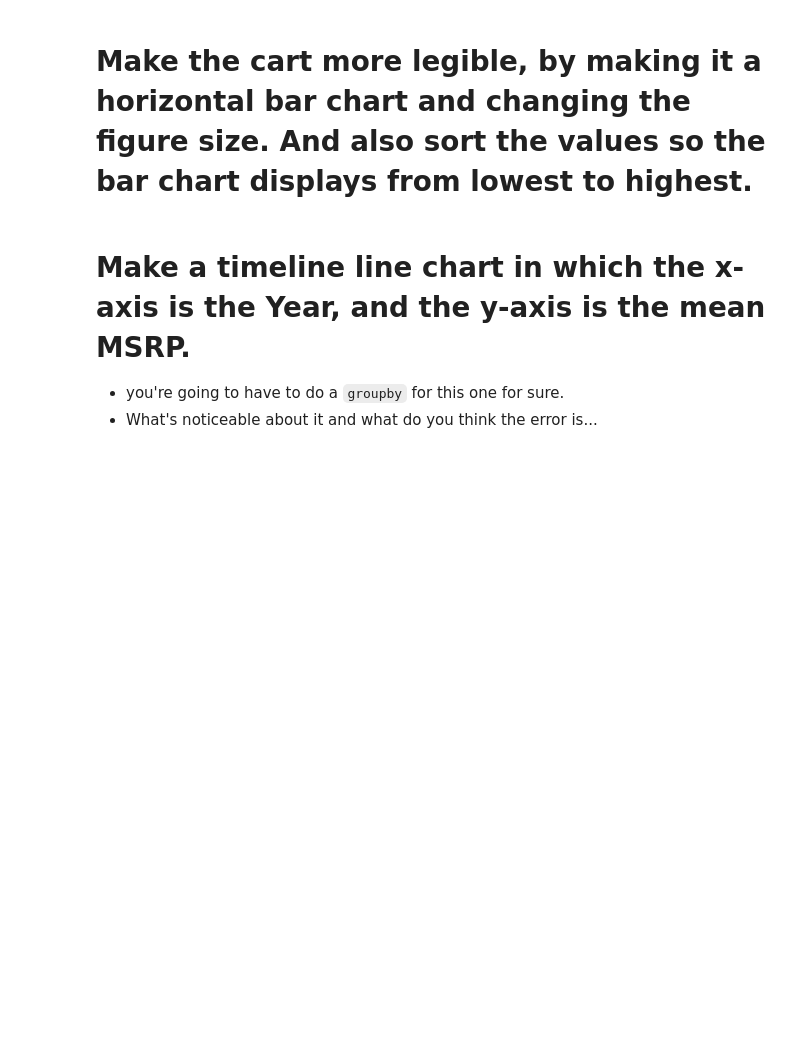
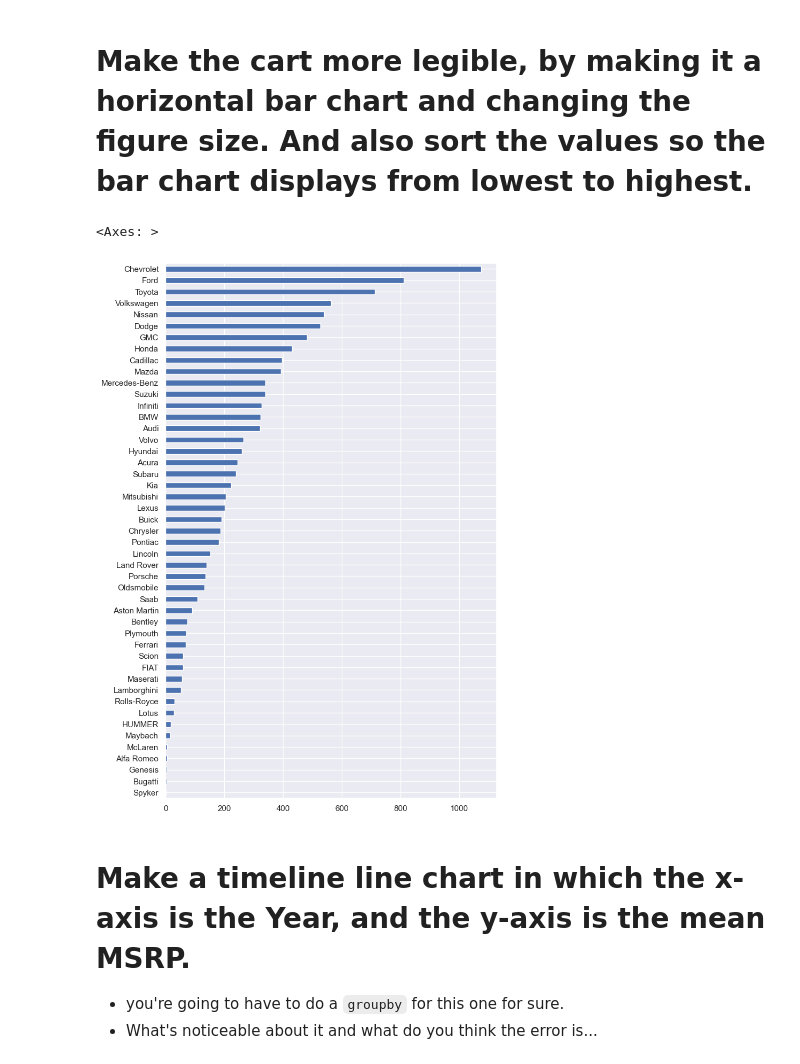
Before and after one commit to syi7190/my-fork-2023-fall-data-science-fridays, a Jupyter notebook: Week-02-Data-Viz-EDA/Exercise-SHY.ipynb, the cells around one changed output. Drawn from its saved outputs; the diff is of its cells as text; code cells hidden in the pictures; blank space fills up the shorter version.

```diff
--- a/Week-02-Data-Viz-EDA/Exercise-SHY.ipynb
+++ b/Week-02-Data-Viz-EDA/Exercise-SHY.ipynb
@@ -118,6 +126,12 @@ _Brand of car is the `Make` of the car._
 # Make the cart more legible, by making it a horizontal bar chart and changing the figure size.  And also sort the values so the bar chart displays from lowest to highest.
 # %%
 # Make the cart more legible, by making it a horizontal bar chart, sorting the values, and changing the figure size.
+carbrands = carbrands.iloc[::-1]
+carbrands.plot(kind='barh',
+               figsize=(8,13))
+# %% [output]
+<Axes: >
+[figure, added]
 # %% [markdown]
 # Make a timeline line chart in which the x-axis is the Year, and the y-axis is the mean MSRP.
 * you're going to have to do a `groupby` for this one for sure.
```
Also changed, not shown: parts of 4 cells of this notebook.
